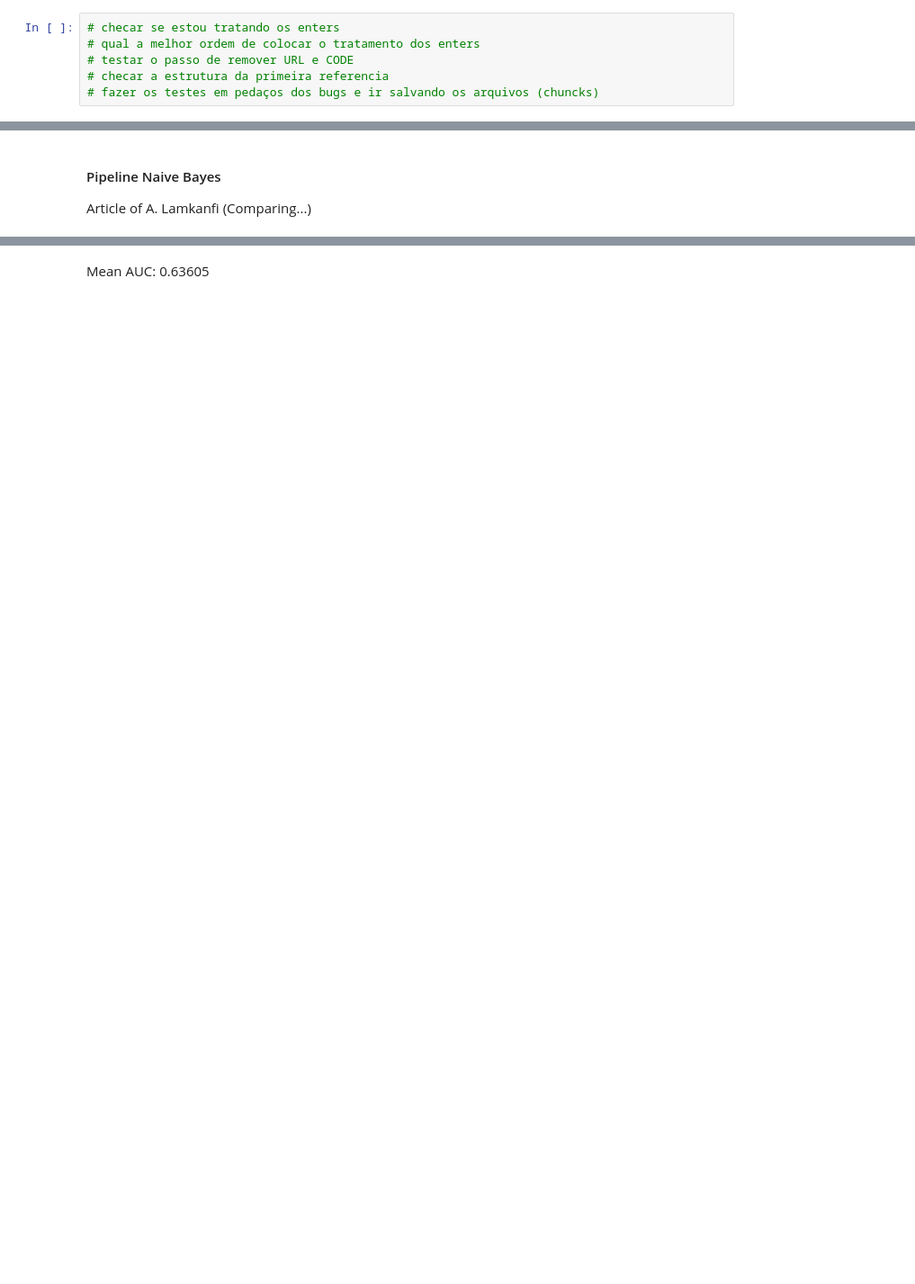
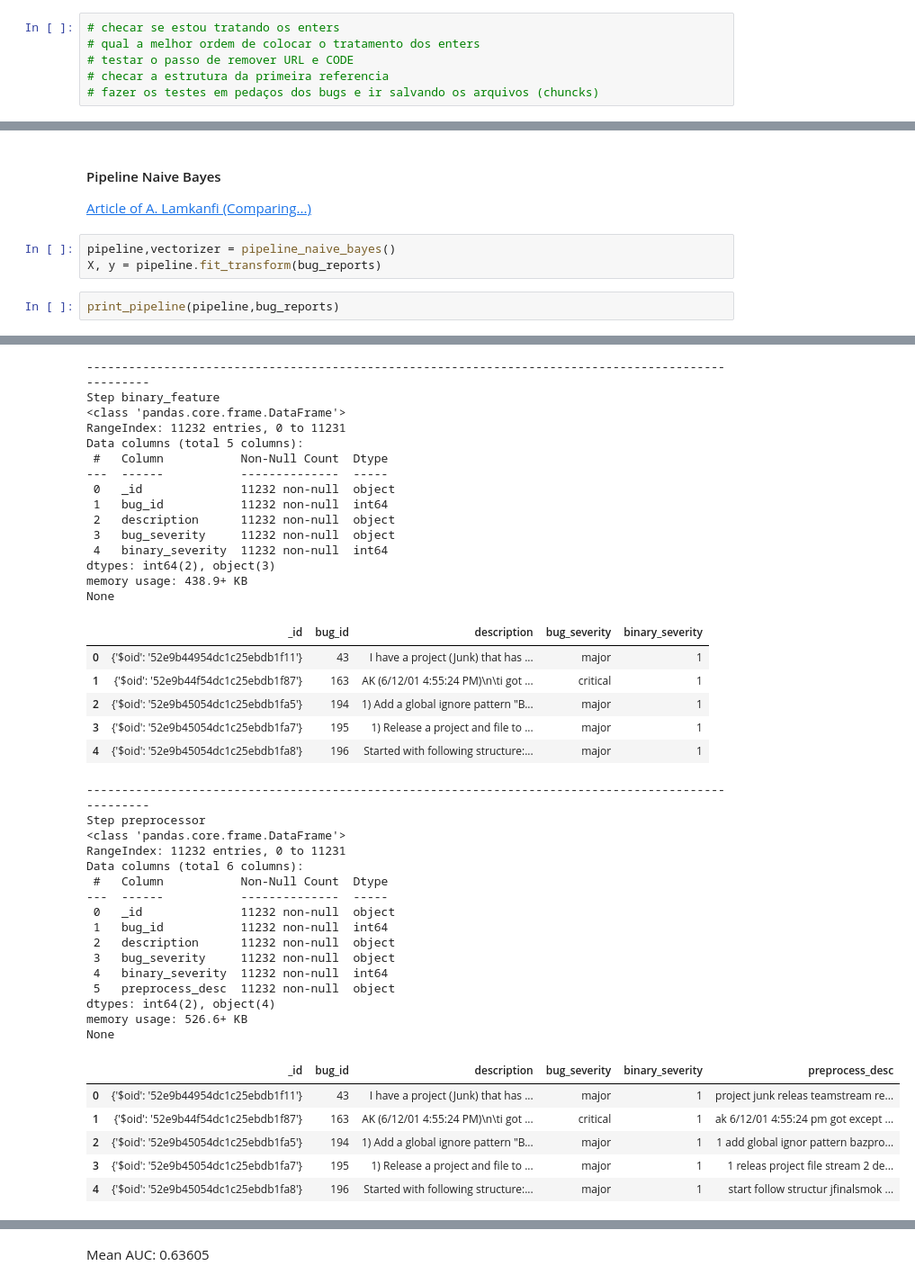
Before and after one commit to AndressaStefany/severityPrediction, a Jupyter notebook: src/baseline/baseline.ipynb, the cells around one changed output, grey strips where cells are left out. Shown at 90% size. Cells and saved outputs as stored; diff of their text form; blank space fills up the shorter version.

```diff
--- a/src/baseline/baseline.ipynb
+++ b/src/baseline/baseline.ipynb
@@ -202,4 +162,10 @@ preprocessor_result = pipeline.named_steps['preprocessor'].transform(binary_feat
 # %% [markdown]
 #### Pipeline Naive Bayes
 
-Article of A. Lamkanfi (Comparing...)
+[Article of A. Lamkanfi (Comparing...)](https://ieeexplore.ieee.org/abstract/document/5741332?casa_token=dnUxAhCPIfYAAAAA:EdGf86hHjs7WSgDOSKP9EGYDDeJzi2KWT4b9qQhqfAG931MWlbafeZaTlSC3KbwFrhJxIjpfEW4)
+# %%
+pipeline,vectorizer = pipeline_naive_bayes()
+X, y = pipeline.fit_transform(bug_reports)
+# %%
+print_pipeline(pipeline,bug_reports)
+# %% [output]
@@ -205,0 +192,43 @@ Article of A. Lamkanfi (Comparing...)
+----------------------------------------------------------------------------------------------------
+Step binary_feature
+<class 'pandas.core.frame.DataFrame'>
+RangeIndex: 11232 entries, 0 to 11231
+Data columns (total 5 columns):
+ #   Column           Non-Null Count  Dtype
+---  ------           --------------  -----
+ 0   _id              11232 non-null  object
+ 1   bug_id           11232 non-null  int64
+ 2   description      11232 non-null  object
+ 3   bug_severity     11232 non-null  object
+ 4   binary_severity  11232 non-null  int64
+dtypes: int64(2), object(3)
+memory usage: 438.9+ KB
+None
+|  | _id | bug_id | description | bug_severity | binary_severity |
+| 0 | {'$oid': '52e9b44954dc1c25ebdb1f11'} | 43 | I have a project (Junk) that has ... | major | 1 |
+| 1 | {'$oid': '52e9b44f54dc1c25ebdb1f87'} | 163 | AK (6/12/01 4:55:24 PM)\n\ti got ... | critical | 1 |
+| 2 | {'$oid': '52e9b45054dc1c25ebdb1fa5'} | 194 | 1) Add a global ignore pattern "B... | major | 1 |
+| 3 | {'$oid': '52e9b45054dc1c25ebdb1fa7'} | 195 | 1) Release a project and file to ... | major | 1 |
+| 4 | {'$oid': '52e9b45054dc1c25ebdb1fa8'} | 196 | Started with following structure:... | major | 1 |
+----------------------------------------------------------------------------------------------------
+Step preprocessor
+<class 'pandas.core.frame.DataFrame'>
+RangeIndex: 11232 entries, 0 to 11231
+Data columns (total 6 columns):
+ #   Column           Non-Null Count  Dtype
+---  ------           --------------  -----
+ 0   _id              11232 non-null  object
+ 1   bug_id           11232 non-null  int64
+ 2   description      11232 non-null  object
+ 3   bug_severity     11232 non-null  object
+ 4   binary_severity  11232 non-null  int64
+ 5   preprocess_desc  11232 non-null  object
+dtypes: int64(2), object(4)
+memory usage: 526.6+ KB
+None
+|  | _id | bug_id | description | bug_severity | binary_severity | preprocess_desc |
+| 0 | {'$oid': '52e9b44954dc1c25ebdb1f11'} | 43 | I have a project (Junk) that has ... | major | 1 | project junk releas teamstream re... |
+| 1 | {'$oid': '52e9b44f54dc1c25ebdb1f87'} | 163 | AK (6/12/01 4:55:24 PM)\n\ti got ... | critical | 1 | ak 6/12/01 4:55:24 pm got except ... |
+| 2 | {'$oid': '52e9b45054dc1c25ebdb1fa5'} | 194 | 1) Add a global ignore pattern "B... | major | 1 | 1 add global ignor pattern bazpro... |
+| 3 | {'$oid': '52e9b45054dc1c25ebdb1fa7'} | 195 | 1) Release a project and file to ... | major | 1 | 1 releas project file stream 2 de... |
+| 4 | {'$oid': '52e9b45054dc1c25ebdb1fa8'} | 196 | Started with following structure:... | major | 1 | start follow structur jfinalsmok ... |
```
Also changed, not shown: parts of 35 cells of this notebook, 1 other file.
